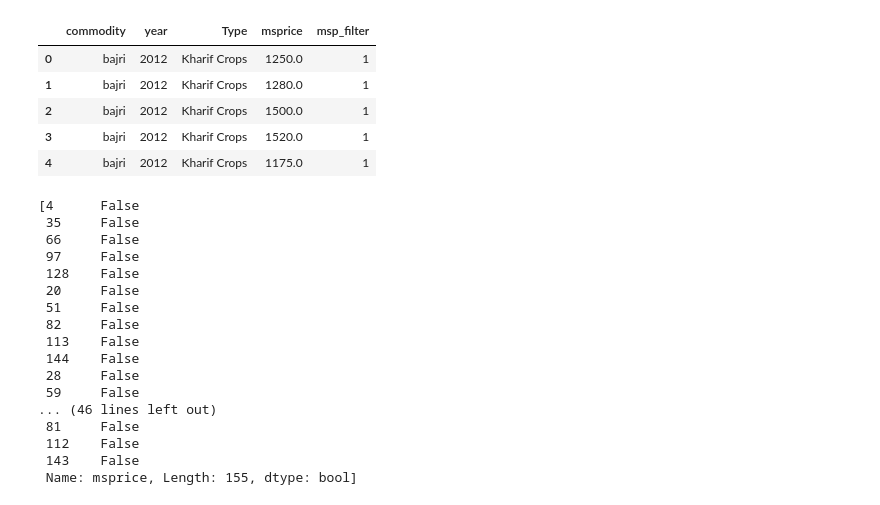
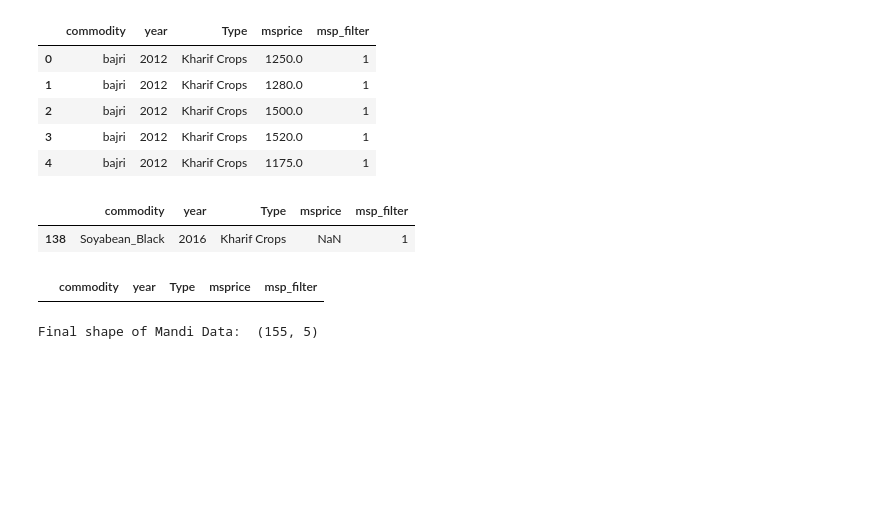
Before and after one commit to PranjaliSaini/SocialCops-DataScience-Task, a Jupyter notebook: Agricultural-Commodities.ipynb, the cells around one changed output. Drawn from its saved outputs; the diff is of its cells as text; code cells hidden in the pictures; blank space fills up the shorter version.

```diff
--- a/Agricultural-Commodities.ipynb
+++ b/Agricultural-Commodities.ipynb
@@ -120,22 +120,7 @@ df.head()
 # %%
 filt=filt.fillna(method='ffill',limit=1)
 # %%
-[filt.msprice.isnull()]
+filt[filt.msprice.isnull()]
 # %% [output]
-[4      False
- 35     False
- 66     False
- 97     False
- 128    False
- 20     False
- 51     False
- 82     False
- 113    False
- 144    False
- 28     False
- 59     False
-... (46 lines left out)
- 81     False
- 112    False
- 143    False
- Name: msprice, Length: 155, dtype: bool]
+|  | commodity | year | Type | msprice | msp_filter |
+| 138 | Soyabean_Black | 2016 | Kharif Crops | NaN | 1 |
@@ -141,0 +129,9 @@ filt=filt.fillna(method='ffill',limit=1)
+# %%
+filt[filt.msprice.isnull()]
+# %% [output]
+|  | commodity | year | Type | msprice | msp_filter |
+# %%
+print("Final shape of Mandi Data: ", filt.shape)
+filt.to_csv("cleaned_Mandi_data_cmo.csv")
+# %% [output]
+Final shape of Mandi Data:  (155, 5)
```
Also changed, not shown: parts of 1 cell of this notebook, 1 other file.
